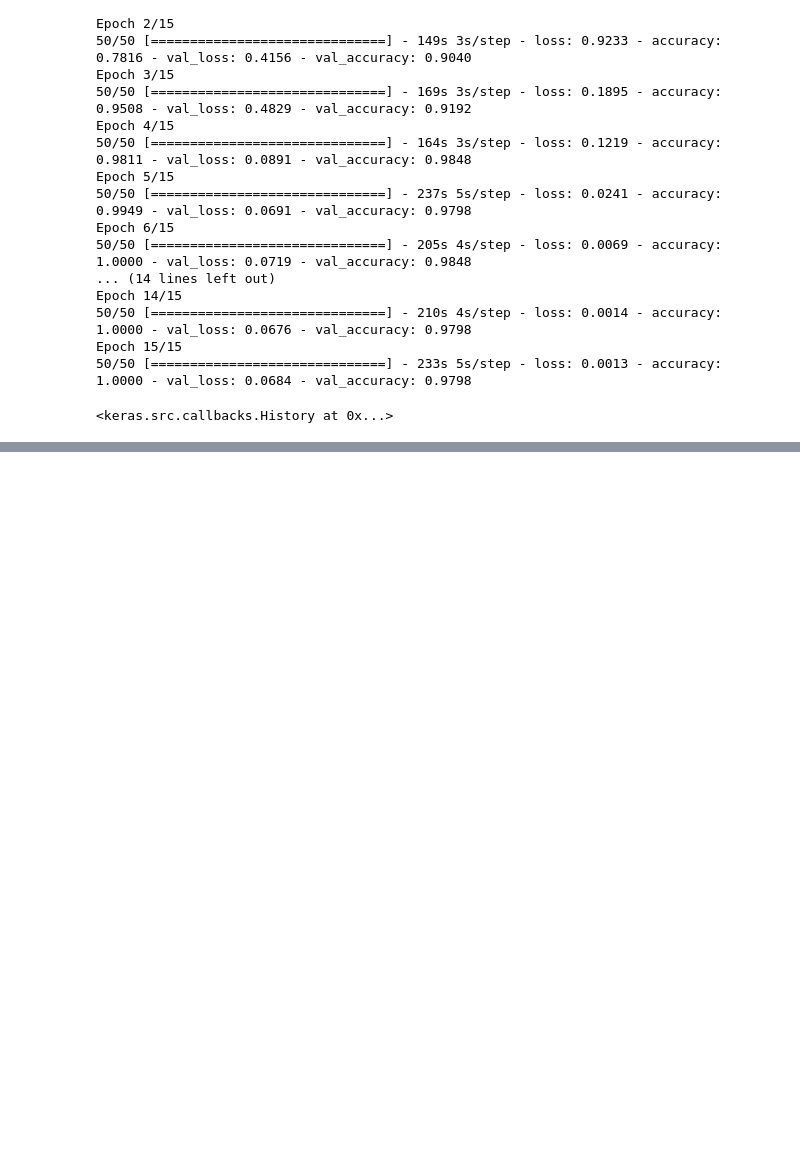
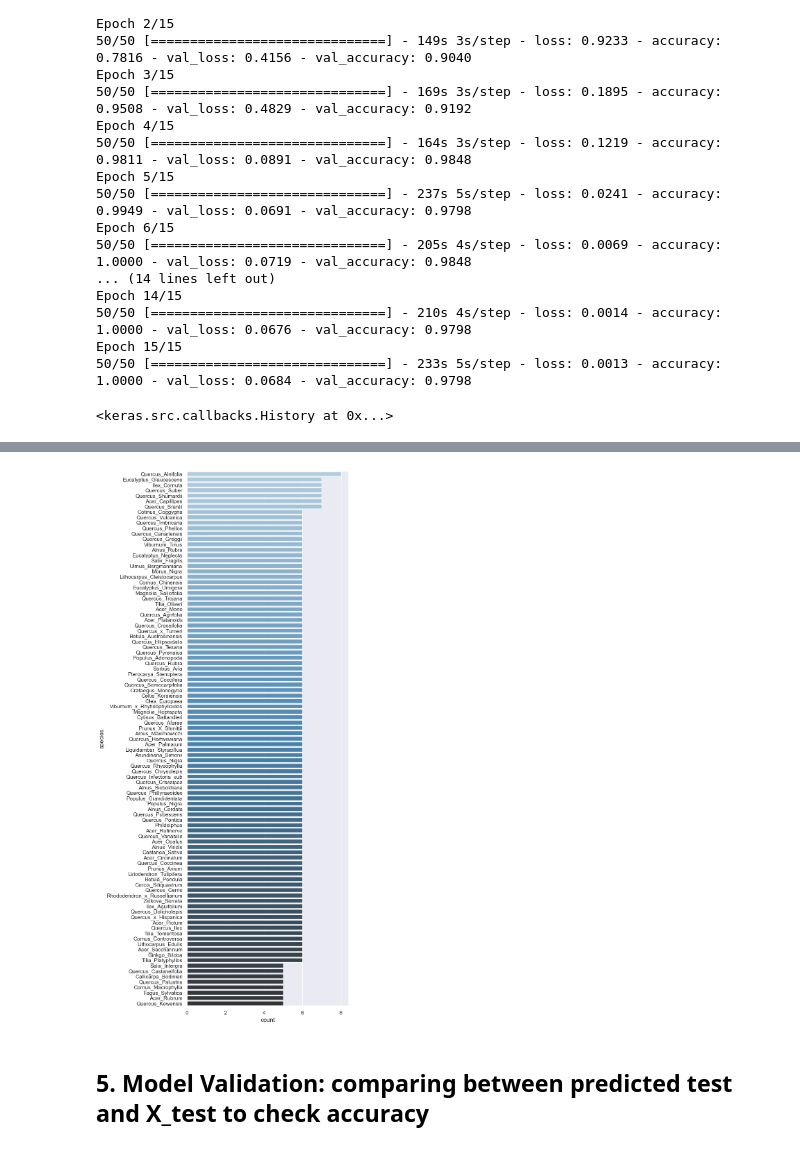
Before and after one commit to M-Abdelmegeed/Leaf-Classification, a Jupyter notebook: Leaf Classification.ipynb, the cells around one changed output, grey strips where cells are left out. Saved outputs shown, nothing was run; the diff lists cells and outputs as text; code cells hidden in the pictures; blank space fills up the shorter version.

```diff
--- a/Leaf Classification.ipynb
+++ b/Leaf Classification.ipynb
@@ -586,0 +680,8 @@ Epoch 15/15
+# %%
+sns.set(rc={'figure.figsize':(6,20)})
+ax = sns.barplot(y= "species", x = "count", data = species_freq, palette=("Blues_d"), )
+sns.set_context("poster")
+# %% [output]
+[figure, added]
+# %% [markdown]
+## 5. Model Validation: comparing between predicted test and X_test to check accuracy
```
Also changed, not shown: parts of 23 cells of this notebook.
